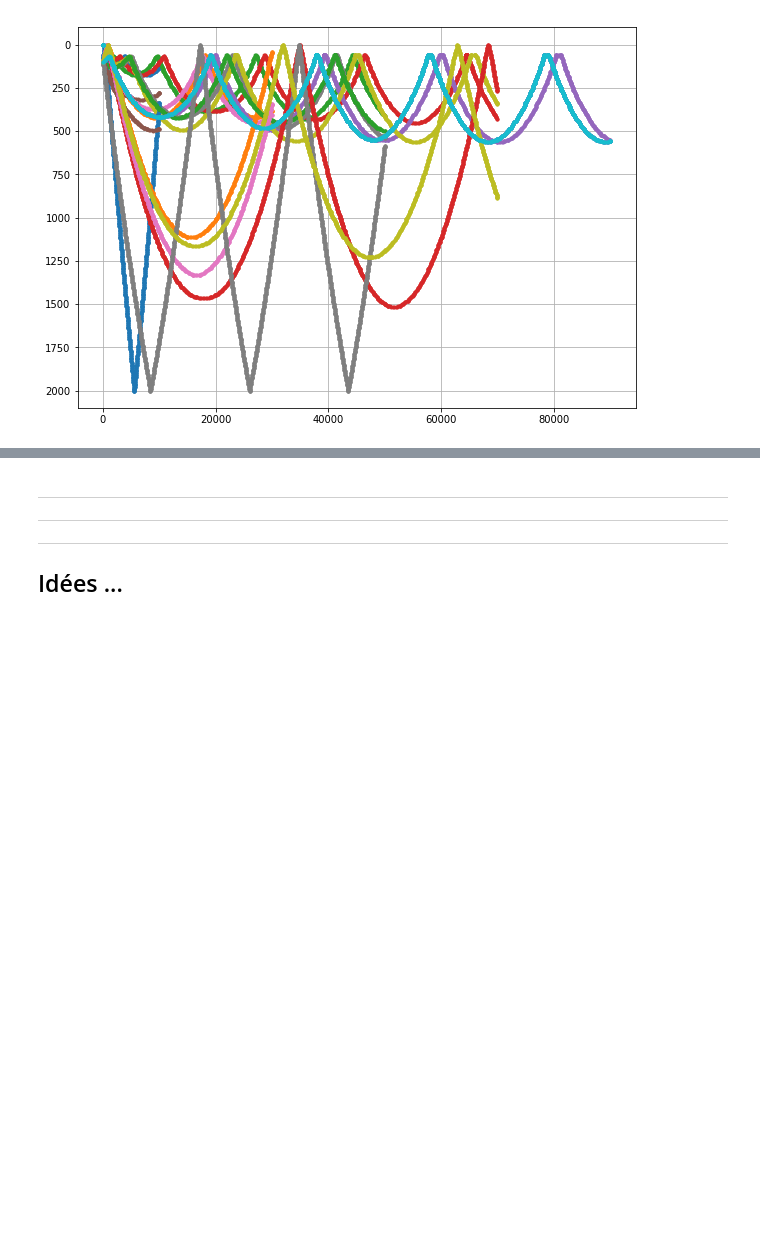
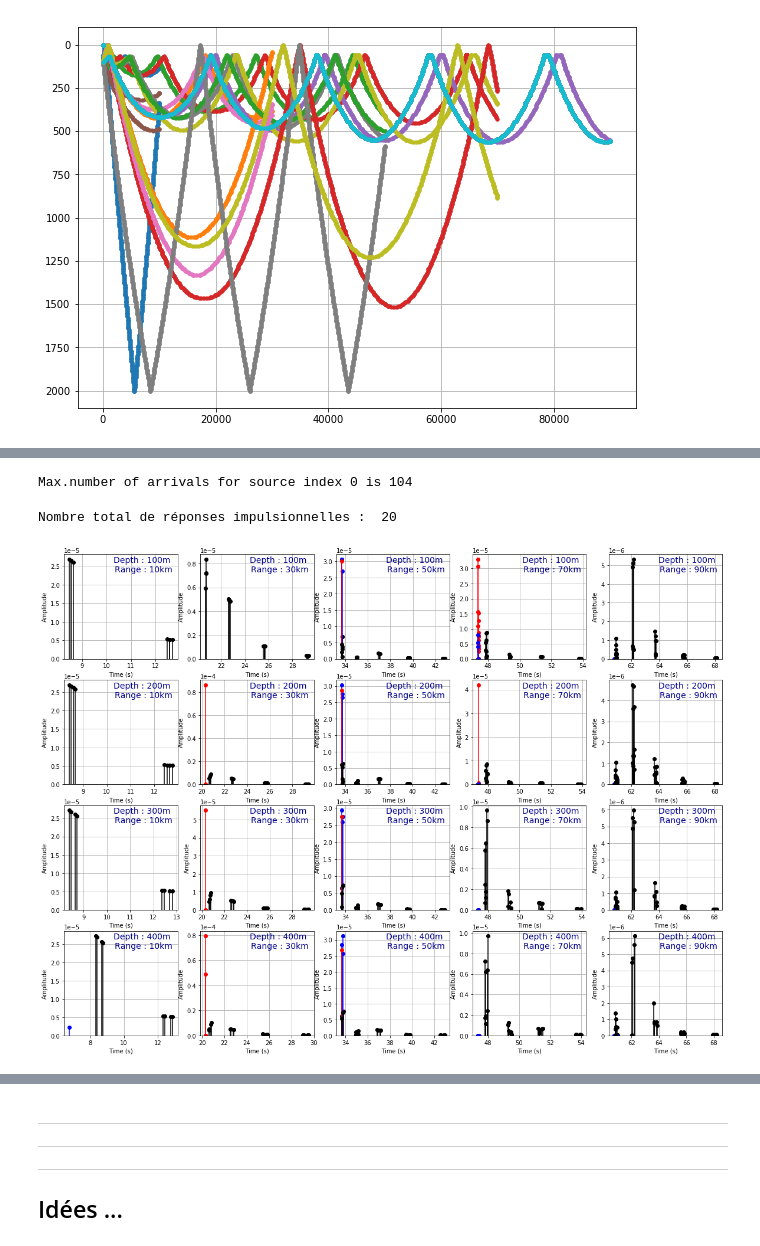
Before and after one commit to ponchama/Cognac_Acoustique, a Jupyter notebook: Bellhop/Partie5_methode_detection/Untitled.ipynb, the cells around one changed output, grey strips where cells are left out. Drawn from its saved outputs; the diff is of its cells as text; code cells hidden in the pictures; blank space fills up the shorter version.

```diff
--- a/Bellhop/Partie5_methode_detection/Untitled.ipynb
+++ b/Bellhop/Partie5_methode_detection/Untitled.ipynb
@@ -1718,0 +1913,49 @@ array([10000., 30000., 50000., 70000., 90000., 10000., 30000., 50000.,
+# %%
+### read file .arr
+Arr_gs1, Pos_gs1 = s.read_arrivals_asc ('files/gs1.arr', Narrmx = 105)
+# %% [output]
+Max.number of arrivals for source index 0 is 104
+# %%
+### Reponses impulsionnelles
+D = np.array([100., 200., 300., 400.])
+R = np.array([10., 30., 50., 70., 90.]) * 1000.
+print('Nombre total de réponses impulsionnelles : ', D.size * R.size)
+
+### Indices correspondants aux récepteurs choisis
+IRD = np.zeros_like(D)
+for i in range (D.size) :
+    IRD[i] = np.where(Pos_gs1['r']['depth']==D[i])[0][0]
+
+IRR = np.zeros_like(R)
+for i in range (R.size) :
+    IRR[i] = np.where(Pos_gs1['r']['range']==R[i])[0][0]
+# %% [output]
+Nombre total de réponses impulsionnelles :  20
+# %%
+isd = 0       # choice of source depth
+
+Total_time = []
+Amp_min = []
+
+plt.figure(figsize=(20,15))
+k = 0
+for i in range (IRD.size):
+    for j in range(IRR.size):
+        k+=1
+        ird = int(IRD[i])     # choice of receiver depth
+        irr = int(IRR[j])     # choice of receiver range
+        ax = plt.subplot(IRD.size,IRR.size,k)
+        s.plotarr(Arr_gs1, Pos_gs1, irr, ird, isd)
+        ax.ticklabel_format(axis='y', style='scientific', scilimits=(-1, 2))
+        plt.text(0.7, 0.9,'Depth : %dm \nRange : %.dkm' %(D[i],R[j]/1000.), horizontalalignment='center',
+             verticalalignment='center', transform = ax.transAxes, fontsize=14, color='darkblue')
+        plt.title('')
+        plt.grid()
+
+        Narr = int(Arr_gs1['Narr'][irr,ird,isd])
+        amp = Arr_gs1['A'][irr,:Narr, ird, isd]
+        Amp_min.append(np.min(abs(amp)))
+        times = Arr_gs1['delay'][irr, :Narr, ird, isd]
+        Total_time.append(np.max(times)-np.min(times))
+# %% [output]
+[figure, added]
```
Also changed, not shown: parts of 63 cells of this notebook, 1 other file.
